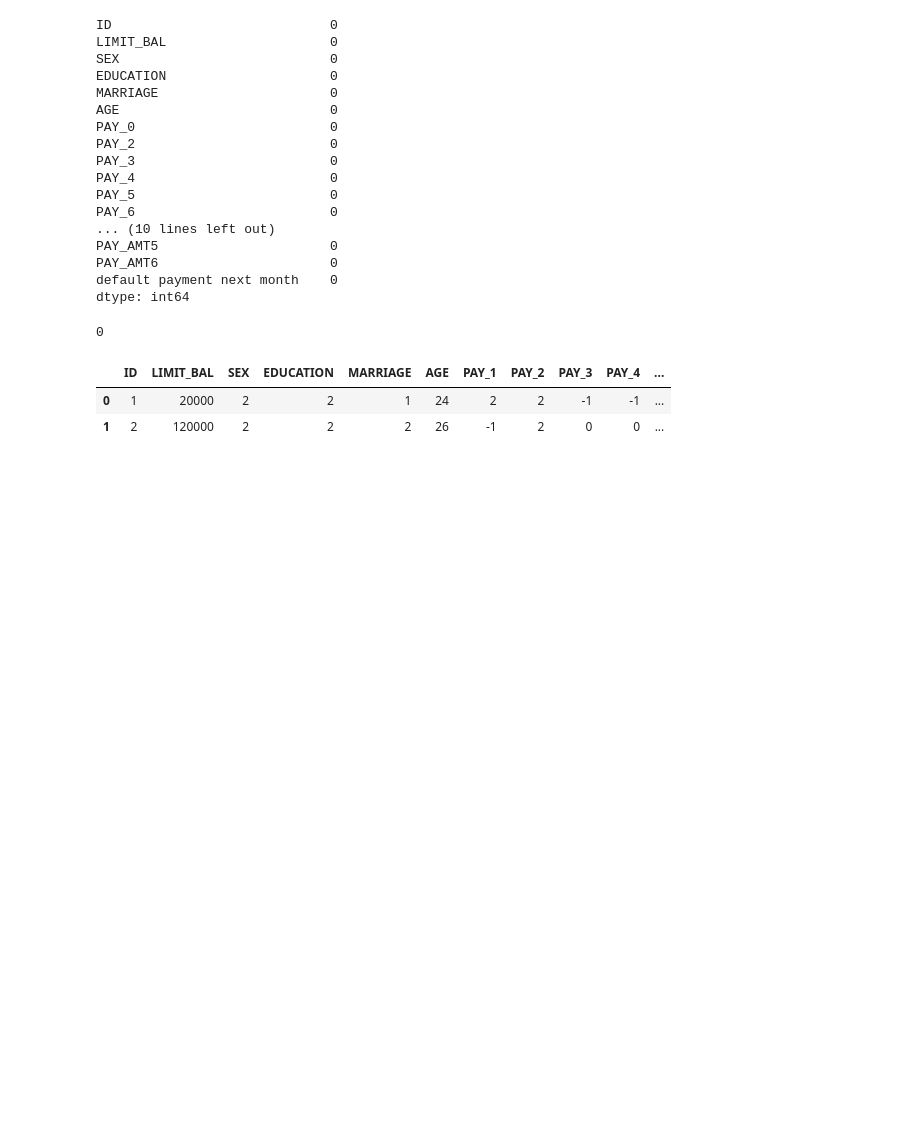
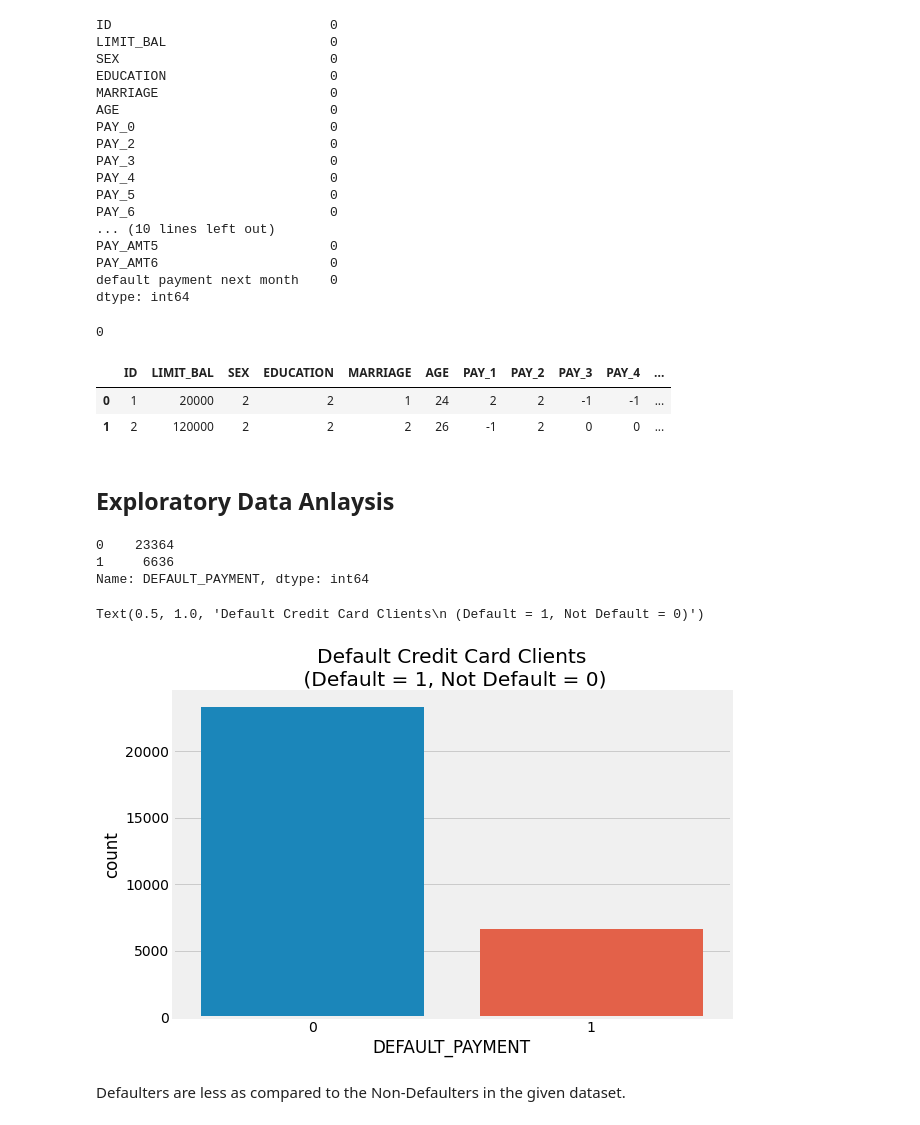
Before and after one commit to Anupam8858/Credit-Card-Default-Prediction, a Jupyter notebook: Credit_Card_Default_Prediction_Capstone_Project.ipynb, the cells around one changed output. Cells and saved outputs as stored; diff of their text form; code cells hidden in the pictures; blank space fills up the shorter version.

```diff
--- a/Credit_Card_Default_Prediction_Capstone_Project.ipynb
+++ b/Credit_Card_Default_Prediction_Capstone_Project.ipynb
@@ -157,3 +168,20 @@ dataset.head(2)
 |  | ID | LIMIT_BAL | SEX | EDUCATION | MARRIAGE | AGE | PAY_1 | PAY_2 | PAY_3 | PAY_4 | ... |
 | 0 | 1 | 20000 | 2 | 2 | 1 | 24 | 2 | 2 | -1 | -1 | ... |
 | 1 | 2 | 120000 | 2 | 2 | 2 | 26 | -1 | 2 | 0 | 0 | ... |
+# %% [markdown]
+## Exploratory Data Anlaysis
+# %%
+# plotting value counts of dependent variable
+print(dataset['DEFAULT_PAYMENT'].value_counts())
+plt.figure(figsize=(10,6))
+plt.style.use('fivethirtyeight')
+sns.countplot(x = 'DEFAULT_PAYMENT', data = dataset)
+plt.title('Default Credit Card Clients\n (Default = 1, Not Default = 0)')
+# %% [output]
+0    23364
+1     6636
+Name: DEFAULT_PAYMENT, dtype: int64
+Text(0.5, 1.0, 'Default Credit Card Clients\n (Default = 1, Not Default = 0)')
+[figure, added]
+# %% [markdown]
+Defaulters are less as compared to the Non-Defaulters in the given dataset.
```
Also changed, not shown: parts of 7 cells of this notebook.
